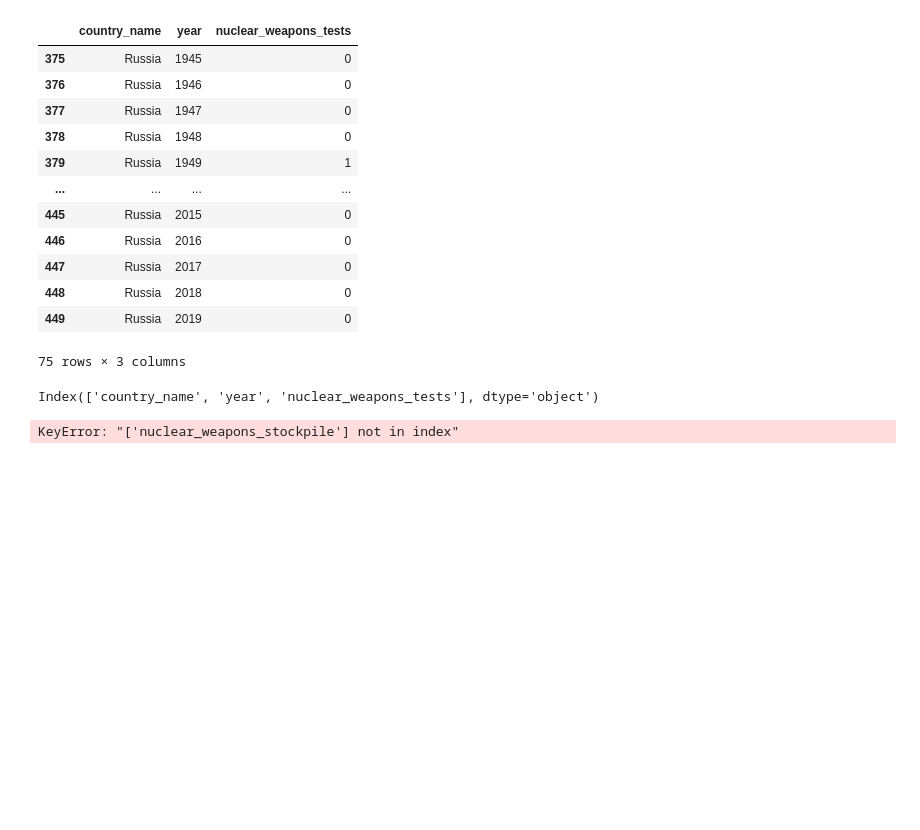
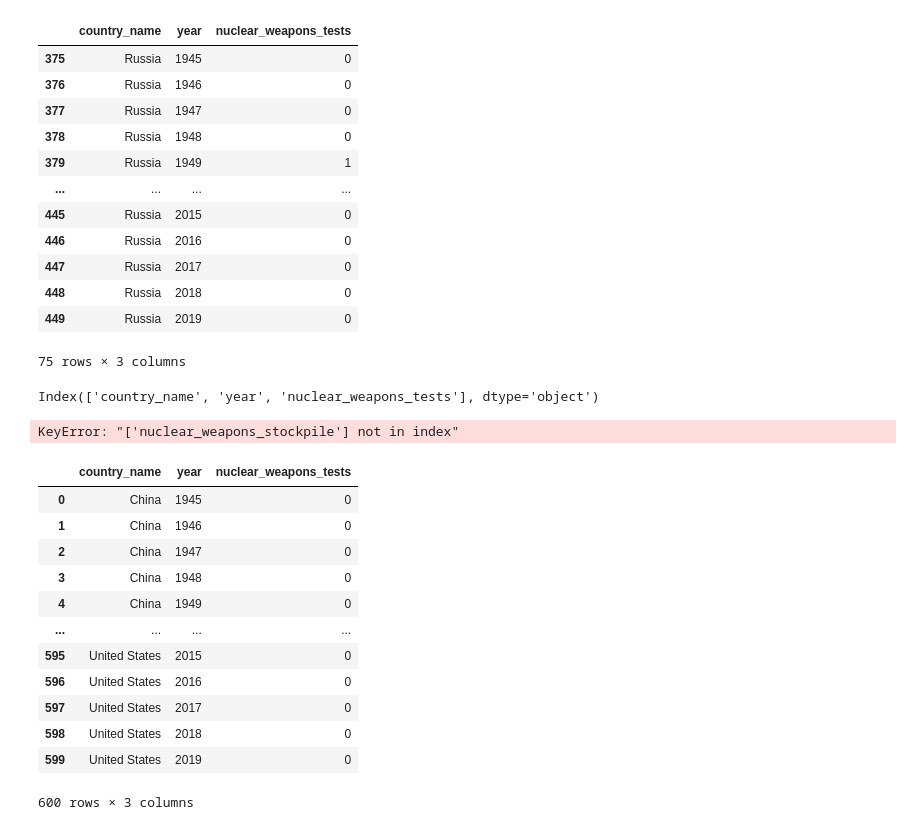
Before and after one commit to pythonpanter/constructor-nukes, a Jupyter notebook: KaiB/JUP_Plots.ipynb, the cells around one changed output. Drawn from its saved outputs; the diff is of its cells as text; code cells hidden in the pictures; blank space fills up the shorter version.

```diff
--- a/KaiB/JUP_Plots.ipynb
+++ b/KaiB/JUP_Plots.ipynb
@@ -120,5 +120,21 @@ fig2.show()
 # %%
 df3 = df
+# %%
+df3
+# %% [output]
+|  | country_name | year | nuclear_weapons_tests |
+| 0 | China | 1945 | 0 |
+| 1 | China | 1946 | 0 |
+| 2 | China | 1947 | 0 |
+| 3 | China | 1948 | 0 |
+| 4 | China | 1949 | 0 |
+| ... | ... | ... | ... |
+| 595 | United States | 2015 | 0 |
+| 596 | United States | 2016 | 0 |
+| 597 | United States | 2017 | 0 |
+| 598 | United States | 2018 | 0 |
+| 599 | United States | 2019 | 0 |
+600 rows × 3 columns
 # %%
 fig3 = px.bar(
     data_frame=df3.sort_values(by=["country_name"]),
```
Also changed, not shown: parts of 14 cells of this notebook, 2 other files.
